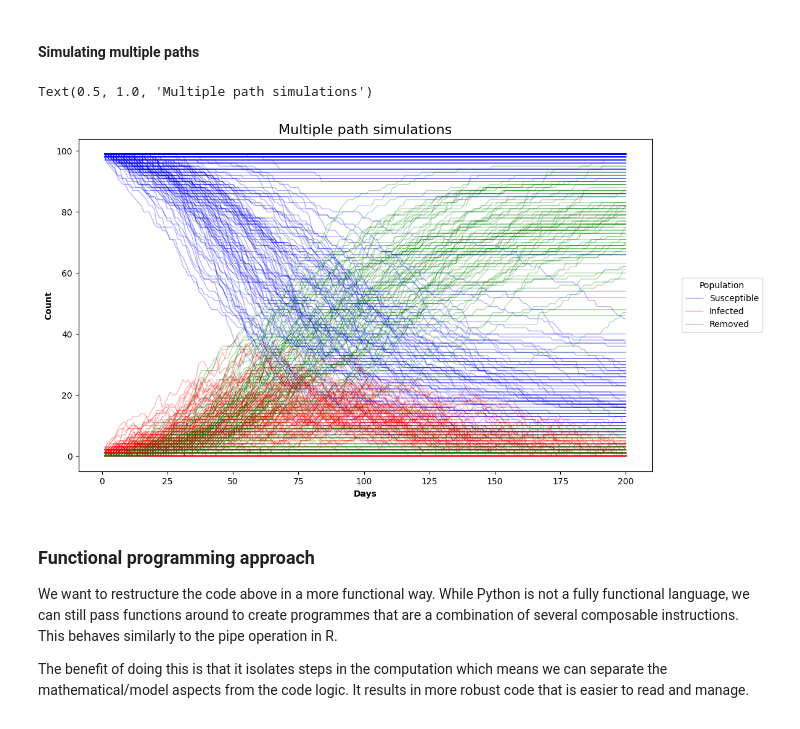
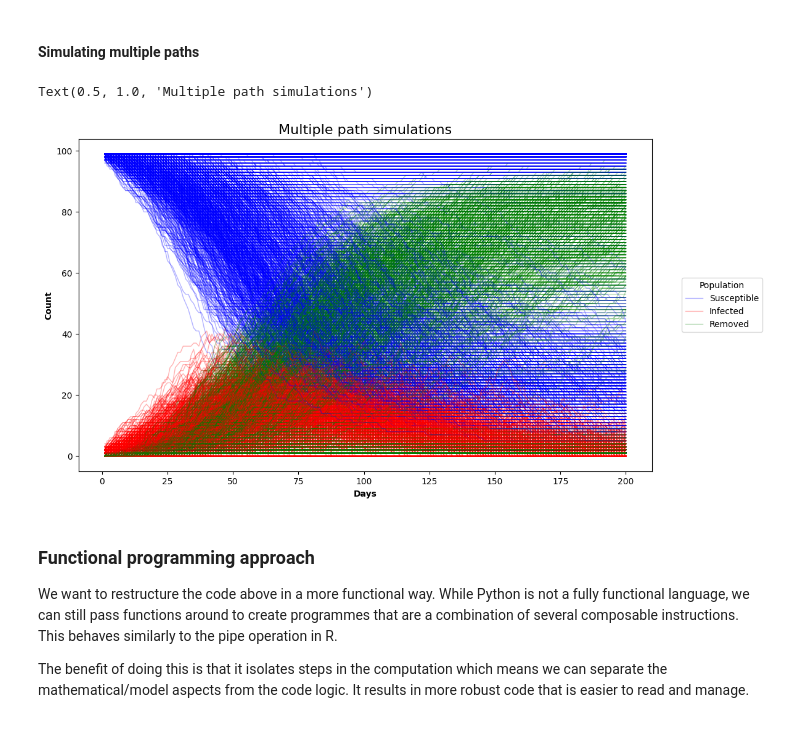
Before and after one commit to gem-epidemics/colab, a Jupyter notebook: iddinf/epi_refresher.ipynb, the cells around one changed output. Cells and saved outputs as stored; diff of their text form; code cells hidden in the pictures.

```diff
--- a/iddinf/epi_refresher.ipynb
+++ b/iddinf/epi_refresher.ipynb
@@ -321,10 +324,13 @@ def simulate(initial_state, num_steps):
 
         ii += 1
 
-    return {'Time': np.cumsum(np.repeat(time_delta, num_steps)),
-            'Susceptible': S,
-            'Infected': I,
-            'Removed': R}
+    return {
+        "Time": np.cumsum(np.repeat(time_delta, num_steps)),
+        "Susceptible": S,
+        "Infected": I,
+        "Removed": R,
+    }
+
 
 np.random.seed(123)
 sample_epi = simulate(initial_pop, 200)
@@ -372,7 +378,7 @@ Text(0.5, 1.0, 'Single path simulation')
 #### Simulating multiple paths
 # %%
 num_steps = 200
-num_paths = 200
+num_paths = 2000
 epi_realizations = []
 # %%
 np.random.seed(1234)
@@ -382,40 +388,66 @@ for jj in range(0,num_paths):
 # %%
 # plot them
 
 # Define labels outside the loop
 susceptible_label = "Susceptible"
 infected_label = "Infected"
 removed_label = "Removed"
 
 plt.figure(figsize=(12, 7))
 
 for jj in range(0, num_paths):
     # Plot the lines without labels
-    S_line, = plt.plot("Time", "Susceptible", data=epi_realizations[jj], label=susceptible_label, color="b", linewidth=1, alpha=0.3)
-    I_line, = plt.plot("Time", "Infected", data=epi_realizations[jj], label=infected_label, color="r", linewidth=1, alpha=0.3)
-    R_line, = plt.plot("Time", "Removed", data=epi_realizations[jj], label=removed_label, color="g", linewidth=1, alpha=0.3)
+    (S_line,) = plt.plot(
+        "Time",
+        "Susceptible",
+        data=epi_realizations[jj],
+        label=susceptible_label,
+        color="b",
+        linewidth=1,
+        alpha=0.3,
+    )
+    (I_line,) = plt.plot(
+        "Time",
+        "Infected",
+        data=epi_realizations[jj],
+        label=infected_label,
+        color="r",
+        linewidth=1,
+        alpha=0.3,
+    )
+    (R_line,) = plt.plot(
+        "Time",
+        "Removed",
+        data=epi_realizations[jj],
+        label=removed_label,
+        color="g",
+        linewidth=1,
+        alpha=0.3,
+    )
 
 # Create an empty list to store plot handles
 plot_handles = [S_line, I_line, R_line]
 
 # Generate legend using handles and labels
-plt.legend(handles = plot_handles,
-           labels=[susceptible_label,
-                   infected_label,
-                   removed_label],
-           title="Population", loc=5, bbox_to_anchor=(1.2, 0.5))
+plt.legend(
+    handles=plot_handles,
+    labels=[susceptible_label, infected_label, removed_label],
+    title="Population",
+    loc=5,
+    bbox_to_anchor=(1.2, 0.5),
+)
 
 frame = legend.get_frame()
 frame.set_facecolor("white")
 frame.set_linewidth(0)
 
 # Add labels and title
-plt.xlabel('Days', fontweight="bold")  # Add x-axis label with font styling
-plt.ylabel('Count', fontweight="bold")  # Add y-axis label with font styling
-plt.title('Multiple path simulations', fontsize=16)  # Add plot title with font size
+plt.xlabel("Days", fontweight="bold")  # Add x-axis label with font styling
+plt.ylabel("Count", fontweight="bold")  # Add y-axis label with font styling
+plt.title("Multiple path simulations", fontsize=16)  # Add plot title with font size
 # %% [output]
 Text(0.5, 1.0, 'Multiple path simulations')
-[figure, old version]
+[figure, new version]
 # %% [markdown]
 ### Functional programming approach
 
```
Also changed, not shown: parts of 12 cells of this notebook, 9 other files.
